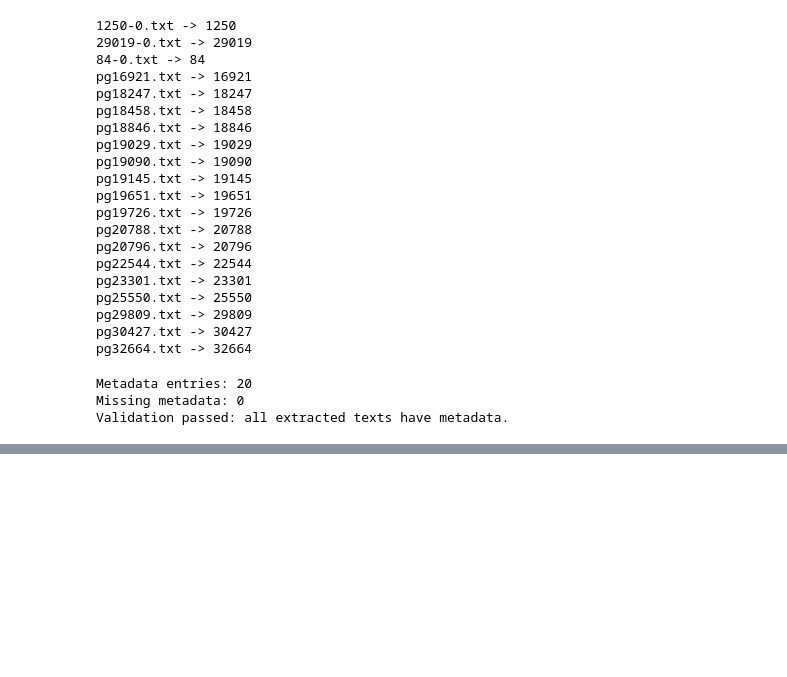
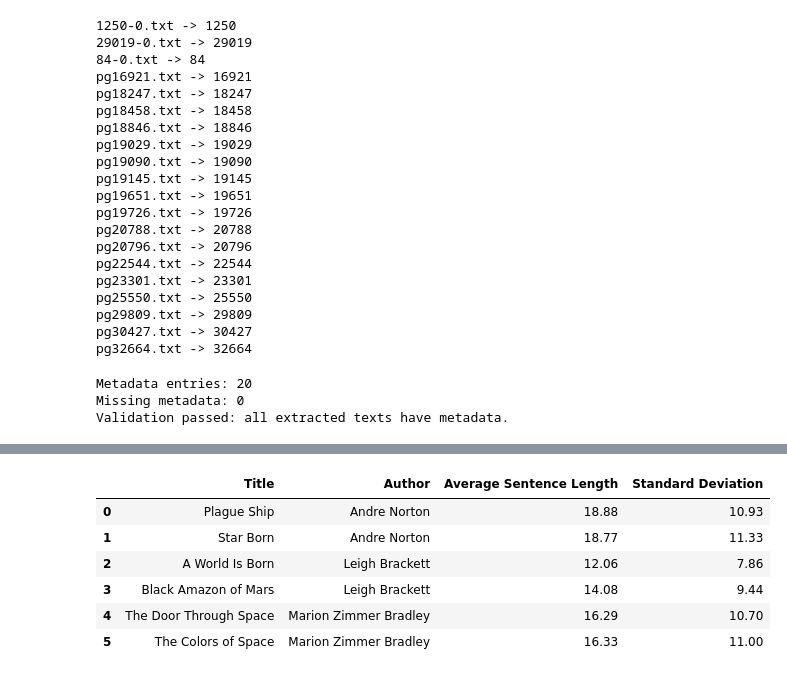
Before and after one commit to MadeByDevForge/Gutenberg_report, a Jupyter notebook: 3515350_CSCU9M3_TheAssignment_Aut26 copy 2.ipynb, the cells around one changed output, grey strips where cells are left out. Cells and saved outputs as stored; diff of their text form; code cells hidden in the pictures; blank space fills up the shorter version.

```diff
--- a/3515350_CSCU9M3_TheAssignment_Aut26 copy 2.ipynb
+++ b/3515350_CSCU9M3_TheAssignment_Aut26 copy 2.ipynb
@@ -742,0 +1052,41 @@ Interogate the dataset with descriptive analytics. Answer 3 questions that you f
+# %%
+
+import statistics
+
+sentence_results = []
+
+for filename in selected_filenames:
+    book_text = extracted_books[filename]
+
+    # Split the text into sentences
+    sentences = re.split(r'(?<=[.!?])\s+', book_text)
+
+    # Count the words in each sentence
+    sentence_lengths = []
+
+    for sentence in sentences:
+        words = re.findall(r"\b[a-zA-Z]+\b", sentence)
+
+        if words:
+            sentence_lengths.append(len(words))
+
+    # Calculate sentence-length statistics
+    sentence_results.append({
+        "Title": book_metadata[filename]["Title"],
+        "Author": book_metadata[filename]["Author"],
+        "Average Sentence Length": statistics.mean(sentence_lengths),
+        "Standard Deviation": statistics.stdev(sentence_lengths)
+    })
+
+# Display the results
+sentence_df = pd.DataFrame(sentence_results)
+
+display(sentence_df.round(2))
+# %% [output]
+|  | Title | Author | Average Sentence Length | Standard Deviation |
+| 0 | Plague Ship | Andre Norton | 18.88 | 10.93 |
+| 1 | Star Born | Andre Norton | 18.77 | 11.33 |
+| 2 | A World Is Born | Leigh Brackett | 12.06 | 7.86 |
+| 3 | Black Amazon of Mars | Leigh Brackett | 14.08 | 9.44 |
+| 4 | The Door Through Space | Marion Zimmer Bradley | 16.29 | 10.70 |
+| 5 | The Colors of Space | Marion Zimmer Bradley | 16.33 | 11.00 |
```
Also changed, not shown: parts of 51 cells of this notebook, 2 other files.
